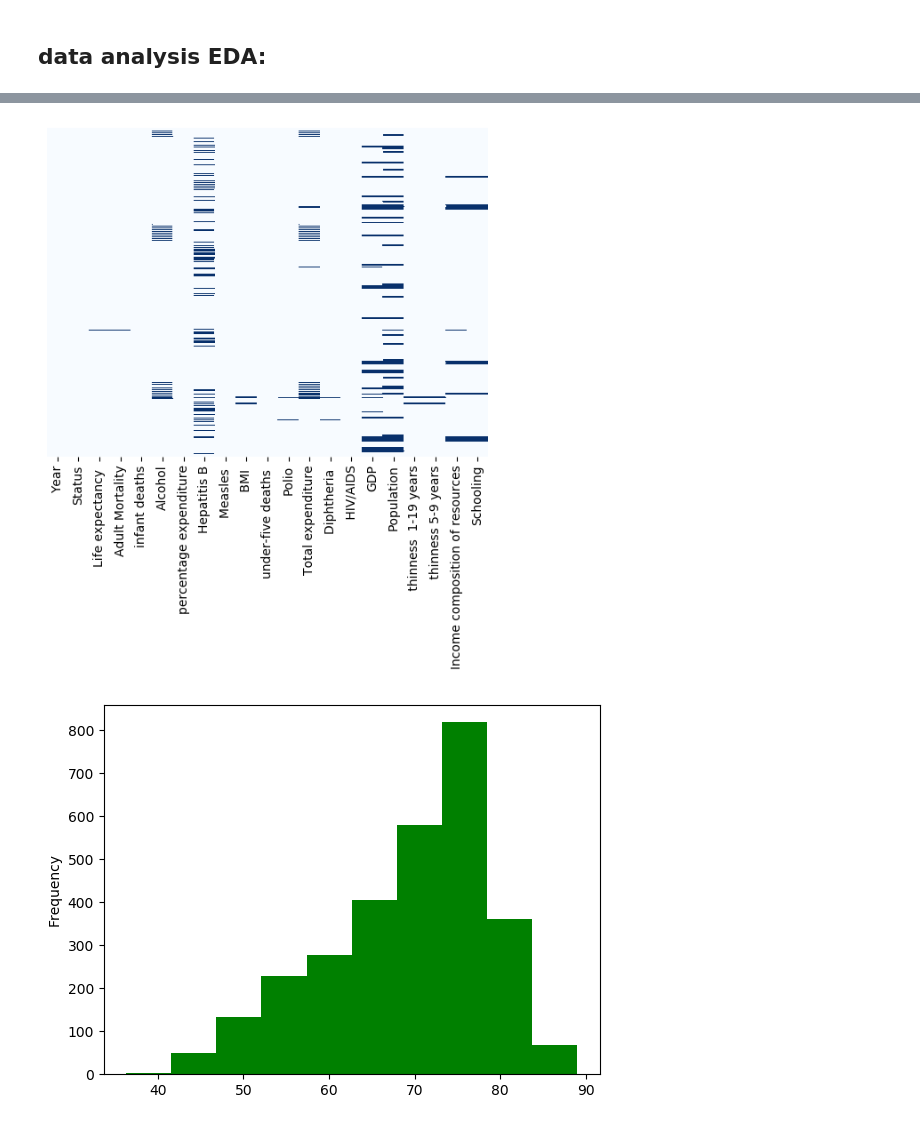
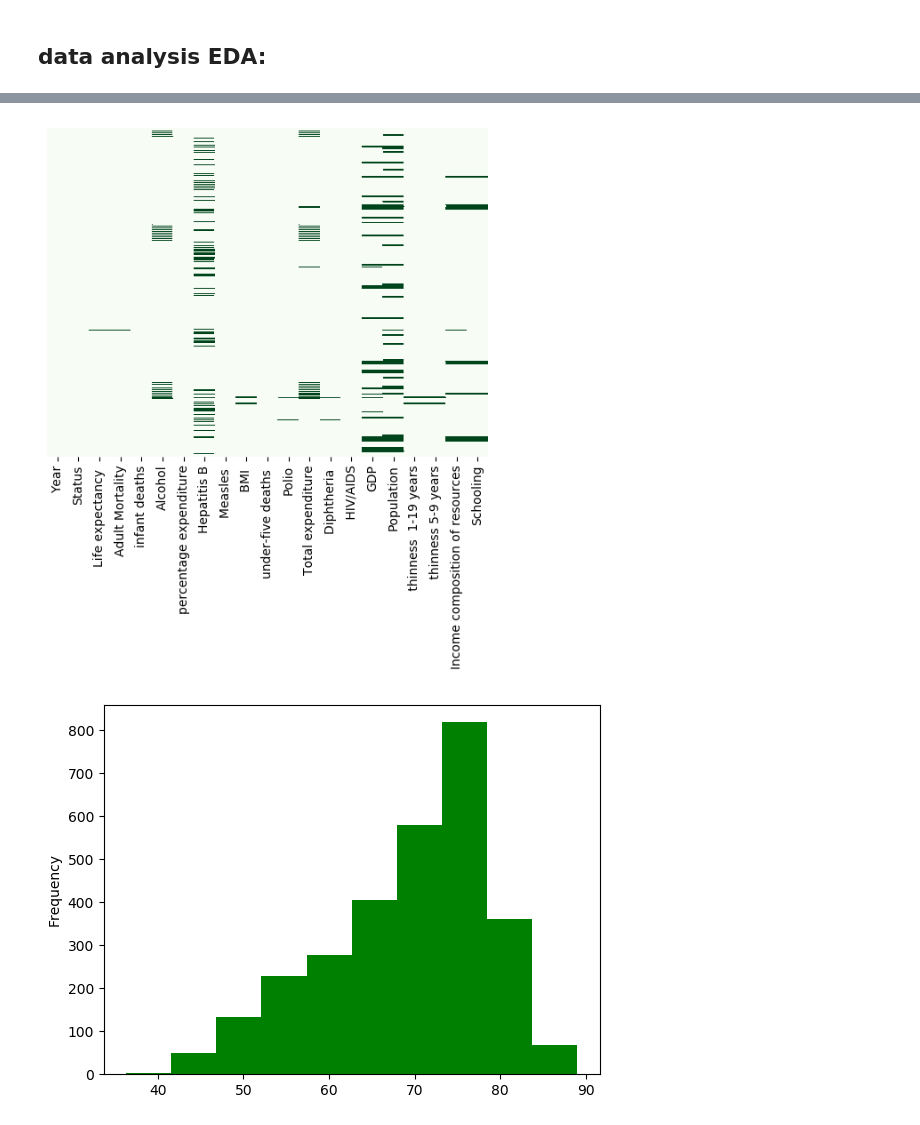
Before and after one commit to hamednasr/SageMaker, a Jupyter notebook: life expectancy prediction.ipynb, the cells around one changed output, grey strips where cells are left out. Saved outputs shown, nothing was run; the diff lists cells and outputs as text; code cells hidden in the pictures.

```diff
--- a/life expectancy prediction.ipynb
+++ b/life expectancy prediction.ipynb
@@ -52,10 +53,10 @@ data.describe()
 | 75% | 2012.000000 | 75.700000 | 228.000000 | 22.000000 | 7.702500 | 441.534144 | 97.000000 | ... |
 | max | 2015.000000 | 89.000000 | 723.000000 | 1800.000000 | 17.870000 | 19479.911610 | 99.000000 | ... |
 # %%
-sns.heatmap(data.isnull(), yticklabels = False, cbar = False, cmap="Blues")
+sns.heatmap(data.isnull(), yticklabels = False, cbar = False, cmap="Greens")
 plt.show()
 # %% [output]
-[figure, old version]
+[figure, new version]
 # %%
 data['Life expectancy '].plot(kind='hist', color='g')
 plt.show()
```
Also changed, not shown: parts of 14 cells of this notebook.
